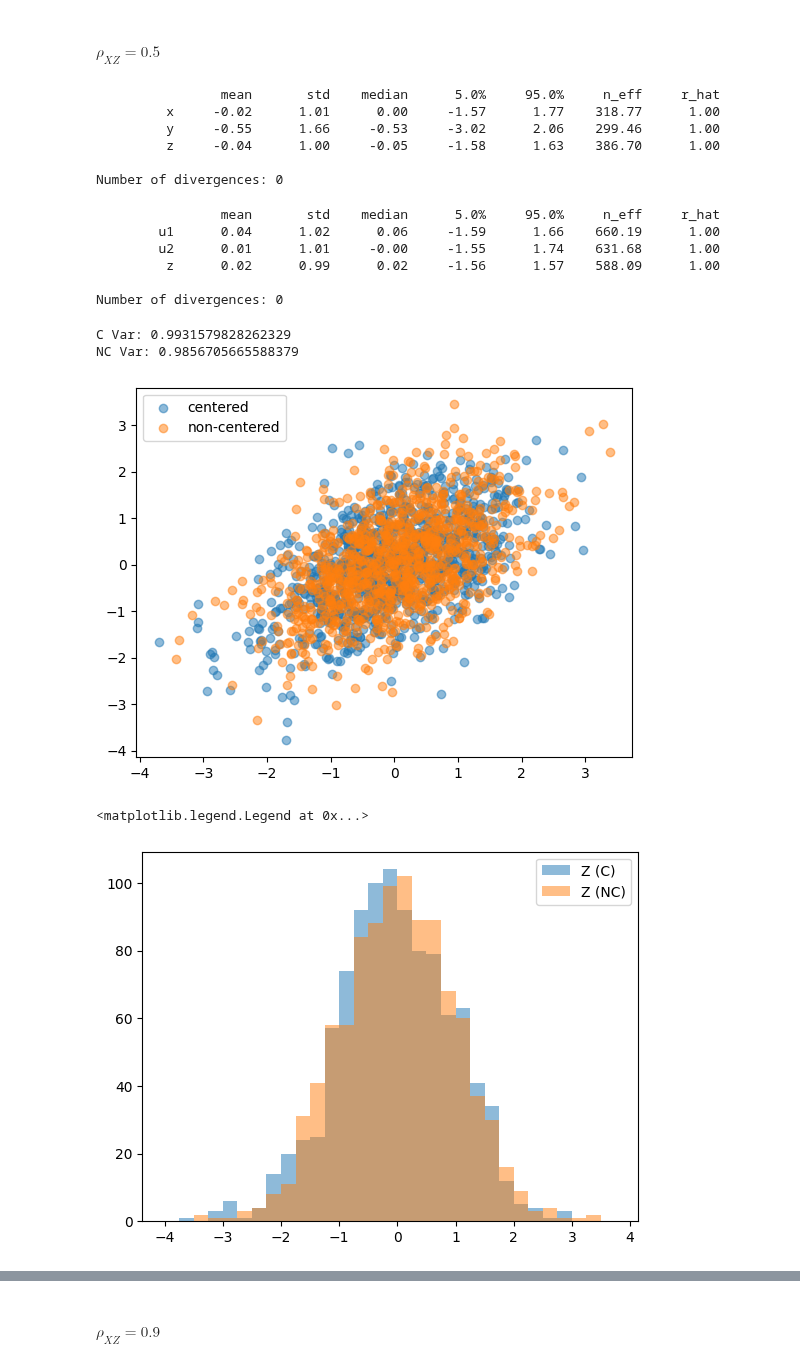
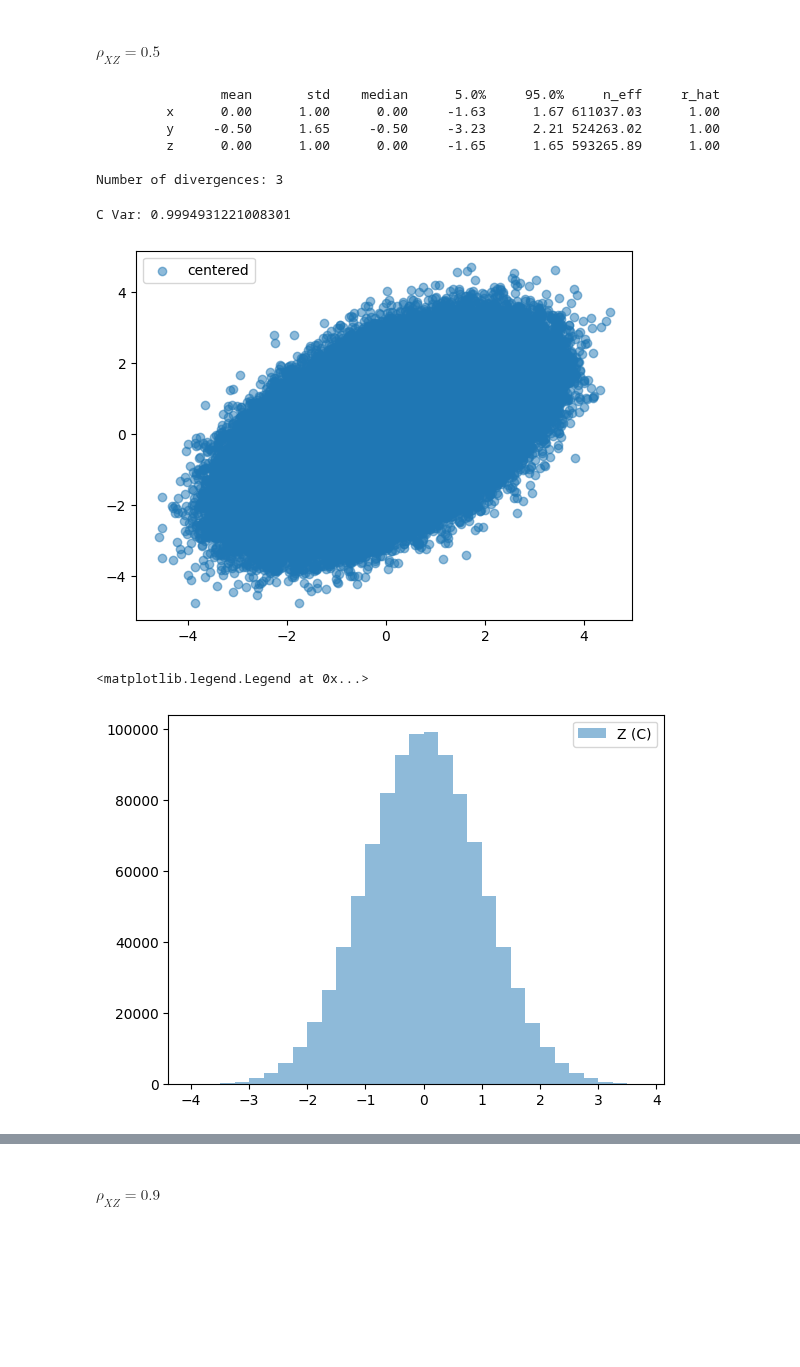
Before and after one commit to 12kleingordon34/Causal_Copulas, a Jupyter notebook: numpyro_samplers/High_Correlation_Exploration.ipynb, the cells around one changed output, grey strips where cells are left out. Drawn from its saved outputs; the diff is of its cells as text; code cells hidden in the pictures; blank space fills up the shorter version.

```diff
--- a/numpyro_samplers/High_Correlation_Exploration.ipynb
+++ b/numpyro_samplers/High_Correlation_Exploration.ipynb
@@ -38,6 +38,11 @@ The generating distributions are the same, but instead of sampling from highly c
 #### **SPOILERS**: For some reason I'm getting divergences from the Non-centered models. Perhaps the CDF/ICDF transformations are difficult to deal with? Need to explore further.
 # %%
 num_warmup = 1000
-num_samples = 1000
+num_samples = 2000000
 # %% [markdown]
 ### Testing with constant $\rho_{YZ}$
+# %%
+rho = 0.999
+Z = numpyro.sample("z", dist.Normal(1., 1.), rng_key=random.PRNGKey(1), sample_shape=(10000,))
+# %%
+X = numpyro.sample("x", dist.Normal(eval("rho*Z"), jnp.sqrt(1 - jnp.square(eval("rho")))), rng_key=random.PRNGKey(1), sample_shape=(10000,))
@@ -98,38 +115,31 @@ $$\rho_{XZ} \in \{0.5, 0.9, 0.99, 0.9999\}$$
 #### $\rho_{XZ} = 0.5$
 # %%
 centered_samples_rho_05 = generate_samples(high_correlations, num_warmup=num_warmup, num_samples=num_samples, rho=0.5, centered_param=True)
-noncentered_samples_rho_05 = generate_samples(high_correlations, num_warmup=num_warmup, num_samples=num_samples, rho=0.5, centered_param=False)
+# noncentered_samples_rho_05 = generate_samples(high_correlations, num_warmup=num_warmup, num_samples=num_samples, rho=0.5, centered_param=False)
 # %% [output]
                 mean       std    median      5.0%     95.0%     n_eff     r_hat
-         x     -0.02      1.01      0.00     -1.57      1.77    318.77      1.00
-         y     -0.55      1.66     -0.53     -3.02      2.06    299.46      1.00
-         z     -0.04      1.00     -0.05     -1.58      1.63    386.70      1.00
+         x      0.00      1.00      0.00     -1.63      1.67 611037.03      1.00
+         y     -0.50      1.65     -0.50     -3.23      2.21 524263.02      1.00
+         z      0.00      1.00      0.00     -1.65      1.65 593265.89      1.00
 
-Number of divergences: 0
+Number of divergences: 3
-                mean       std    median      5.0%     95.0%     n_eff     r_hat
-        u1      0.04      1.02      0.06     -1.59      1.66    660.19      1.00
-        u2      0.01      1.01     -0.00     -1.55      1.74    631.68      1.00
-         z      0.02      0.99      0.02     -1.56      1.57    588.09      1.00
-
-Number of divergences: 0
 # %%
 print(f"C Var: {jnp.var(centered_samples_rho_05['z'])}")
-print(f"NC Var: {jnp.var(noncentered_samples_rho_05['z'])}")
+# print(f"NC Var: {jnp.var(noncentered_samples_rho_05['z'])}")
 # %% [output]
-C Var: 0.9931579828262329
-NC Var: 0.9856705665588379
+C Var: 0.9994931221008301
 # %%
 plt.scatter(centered_samples_rho_05['z'],centered_samples_rho_05['x'], label='centered', alpha=0.5);
-plt.scatter(noncentered_samples_rho_05['z'],noncentered_samples_rho_05['x'], label='non-centered', alpha=0.5);
+# plt.scatter(noncentered_samples_rho_05['z'],noncentered_samples_rho_05['x'], label='non-centered', alpha=0.5);
 plt.legend();
 # %% [output]
-[figure, old version]
+[figure, new version]
 # %%
 plt.hist(centered_samples_rho_05['z'], alpha=0.5, label='Z (C)', bins=np.arange(-4, 4, 0.25));
-plt.hist(noncentered_samples_rho_05['z'], alpha=0.5, label='Z (NC)', bins=np.arange(-4, 4, 0.25));
+# plt.hist(noncentered_samples_rho_05['z'], alpha=0.5, label='Z (NC)', bins=np.arange(-4, 4, 0.25));
 plt.legend()
 # %% [output]
 <matplotlib.legend.Legend at 0x...>
-[figure, old version]
+[figure, new version]
 # %%
 print(f"C Var: {jnp.var(centered_samples_rho_05['x'])}")
```
Also changed, not shown: parts of 59 cells of this notebook, 3 other files.
